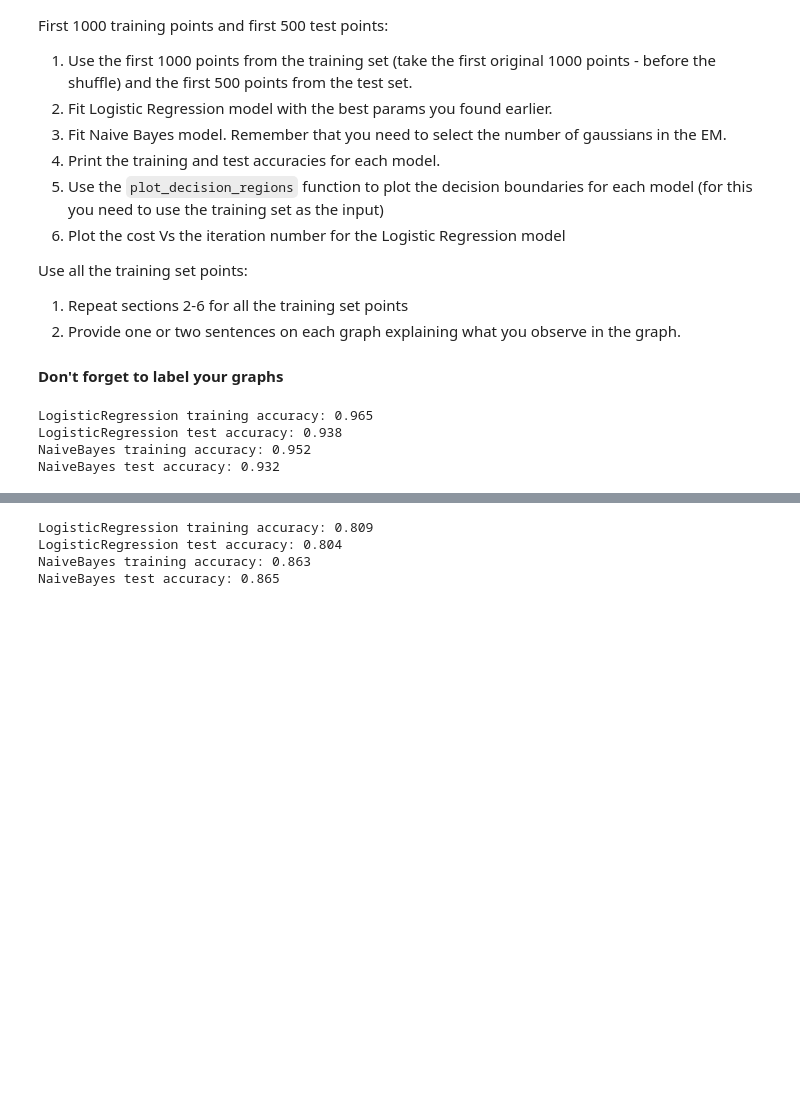
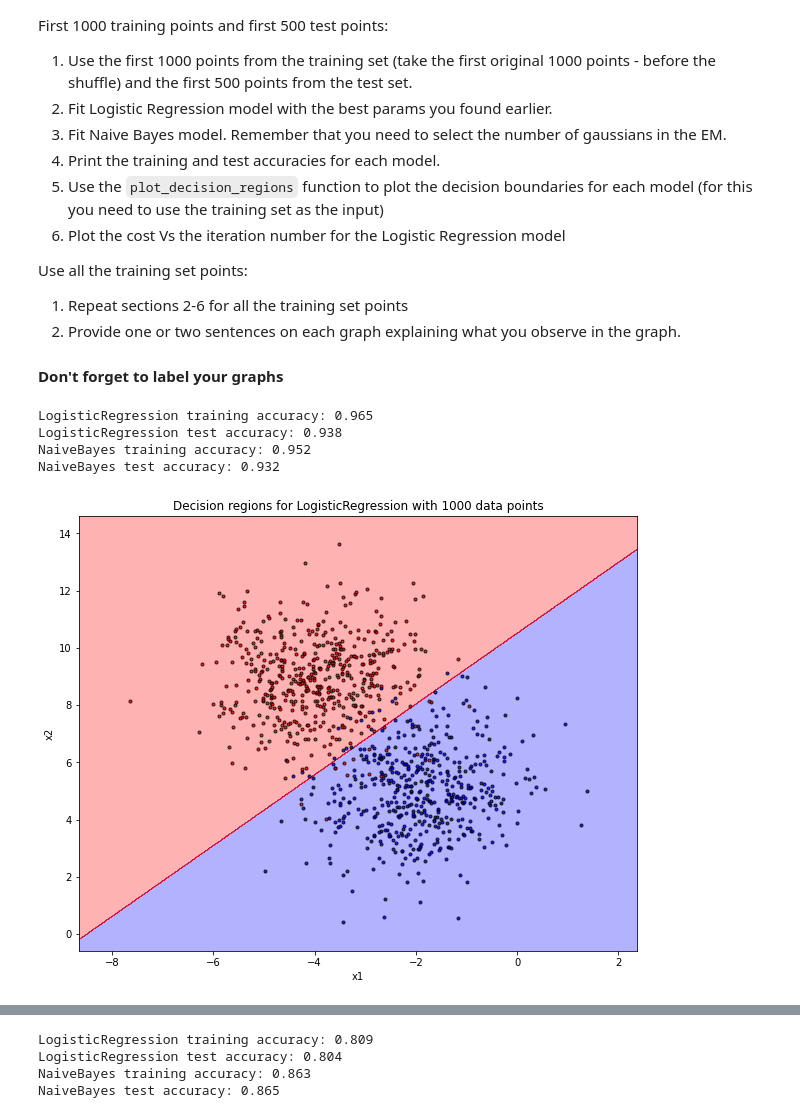
Before and after one commit to BDR2939/ML-from-Data, a Jupyter notebook: HW4/hw4_319238119_207576463.ipynb, the cells around one changed output, grey strips where cells are left out. Drawn from its saved outputs; the diff is of its cells as text; code cells hidden in the pictures; blank space fills up the shorter version.

Commit message:
Complete Model evaluation section.

```diff
--- a/HW4/hw4_319238119_207576463.ipynb
+++ b/HW4/hw4_319238119_207576463.ipynb
@@ -582,7 +582,7 @@ first_1000_training_points = training_set.values[0:1000,:]
 first_500_test_points = test_set.values[0:500,:]
 
 lr_model = LogisticRegressionGD(eta=best_eta, eps=best_eps)
-lr_model.fit(X=first_1000_training_points[:,0:2], y=first_1000_training_points[:,2])
+_, J_history_1000_points = lr_model.fit(X=first_1000_training_points[:,0:2], y=first_1000_training_points[:,2])
 y_predicted_lr_model_training = lr_model.predict(first_1000_training_points[:,0:2])
 y_predicted_lr_model_test = lr_model.predict(first_500_test_points[:,0:2])
 
@@ -601,3 +601,11 @@ LogisticRegression training accuracy: 0.965
 LogisticRegression test accuracy: 0.938
 NaiveBayes training accuracy: 0.952
 NaiveBayes test accuracy: 0.932
+# %%
+plot_decision_regions(X=first_1000_training_points[:,0:2], y=first_1000_training_points[:,2], classifier=lr_model)
+plt.title('Decision regions for LogisticRegression with 1000 data points')
+plt.xlabel('x1')
+plt.ylabel('x2')
+plt.show()
+# %% [output]
+[figure, added]
```
Also changed, not shown: parts of 9 cells of this notebook.
